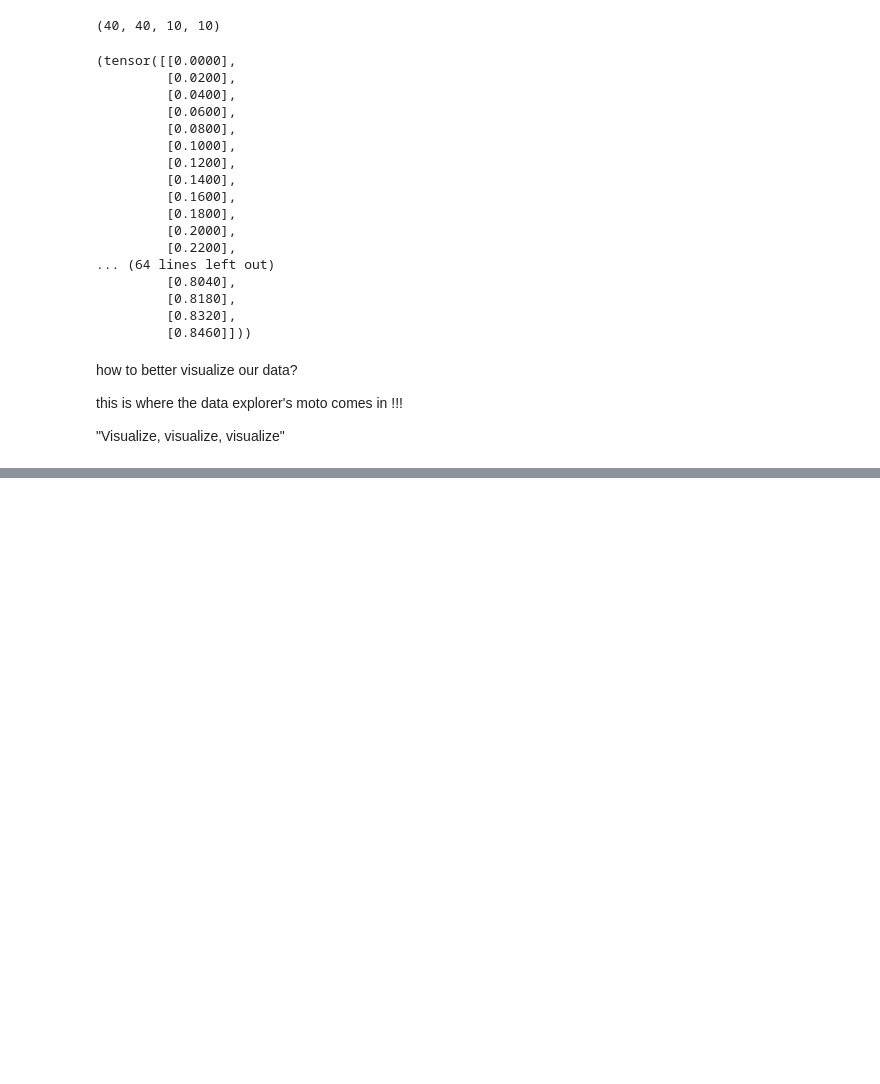
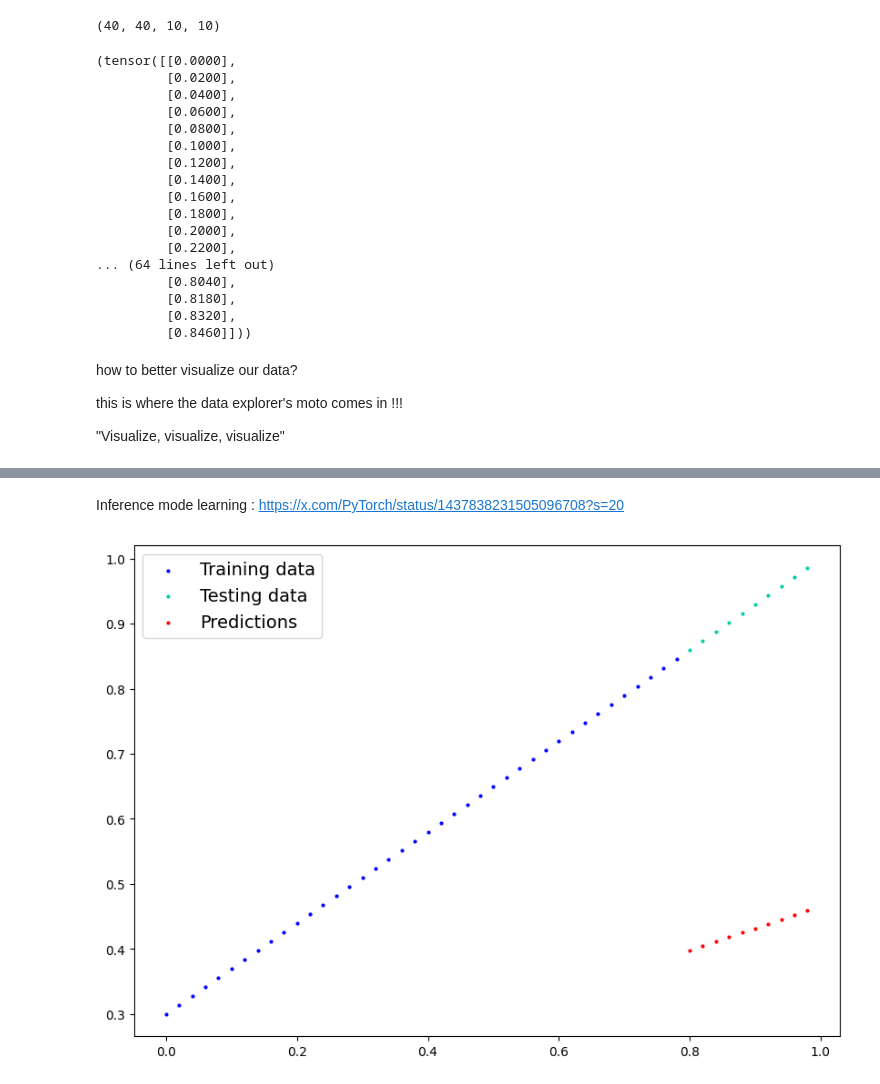
Before and after one commit to ReImage-CollegeProject/Learn_PyTorch, a Jupyter notebook: 01_PyTorch_Workflow.ipynb, the cells around one changed output, grey strips where cells are left out. Saved outputs shown, nothing was run; the diff lists cells and outputs as text; code cells hidden in the pictures; blank space fills up the shorter version.

Commit message:
PyTorch workflow - building a linear model

```diff
--- a/01_PyTorch_Workflow.ipynb
+++ b/01_PyTorch_Workflow.ipynb
@@ -187,8 +189,7 @@ through two main algorithms:
 ## y = ax + b
 
 from torch import nn
-
-
+import torch
 
 # Create linear regresson model class
 # `nn.Module` contains all the building blocks of the neural network
@@ -205,13 +206,13 @@ class LinearRegressionModel(nn.Module): # <- almost everything in PyTorch inheri
     """ `requires_grad=True` means PyTorch will track the gradients of this specific parameter for use
     with `torch.autograd` and gradient descent (for many `torch.nn` moduels, `requires_grad=True` is set by default)  """
 
-    self.bias = nn.Parameter(touch.randn(1,       # <- start with a random bias and try to adjust it to the ideal bias
+    self.bias = nn.Parameter(torch.randn(1,       # <- start with a random bias and try to adjust it to the ideal bias
                                          requires_grad=True,  # <- can this parameter be updated via gradient descent ?
                                          dtype=torch.float))  # <- PyTorch loves the datatype torch.float32
 
-    # Forward metho to define the computation in the model
-    """Any subclass of the `nn.Module` needs to override forward()
-    (this defines the forward computation of the model)"""
-    def forward(self, x: torch.Tensor) -> torch.Tensor: # <- "x" is the input data
-      return self.weights * x + self.bias     # this is the linear regression formula y = mx + b
+  # Forward metho to define the computation in the model
+  """Any subclass of the `nn.Module` needs to override forward()
+  (this defines the forward computation of the model)"""
+  def forward(self, x: torch.Tensor) -> torch.Tensor: # <- "x" is the input data
+    return self.weights * x + self.bias     # this is the linear regression formula y = mx + b
 # %% [markdown]
@@ -232,0 +240,13 @@ Resources:
+# %%
+## create a random seed
+
+RANDOM_SEED=42
+torch.manual_seed(RANDOM_SEED)
+
+# Create an instace of the model (this is a subclcass of `nn.Module`)
+model_0 = LinearRegressionModel()
+
+
+# Checkout the parameters
+
+list(model_0.parameters())
@@ -232,0 +273,3 @@ Resources:
+# %%
+y_preds = model_0(X_test)
+y_preds
@@ -232,0 +310,11 @@ Resources:
+# %%
+# Make predictions with model
+### inference mode disables all of the gradient which is needed while training our model
+with torch.inference_mode():
+  y_preds = model_0(X_test)
+
+# something similar can be done using `torch.no_grad()`, however `torch.inference_mode()` is preferred
+# with torch.no_grad():
+#   y_preds = model_0(X_test)
+
+y_preds
@@ -232,0 +332,6 @@ Resources:
+# %% [markdown]
+Inference mode learning : https://x.com/PyTorch/status/1437838231505096708?s=20
+# %%
+plot_predictions(predictions=y_preds)
+# %% [output]
+[figure, added]
```
Also changed, not shown: parts of 55 cells of this notebook.
